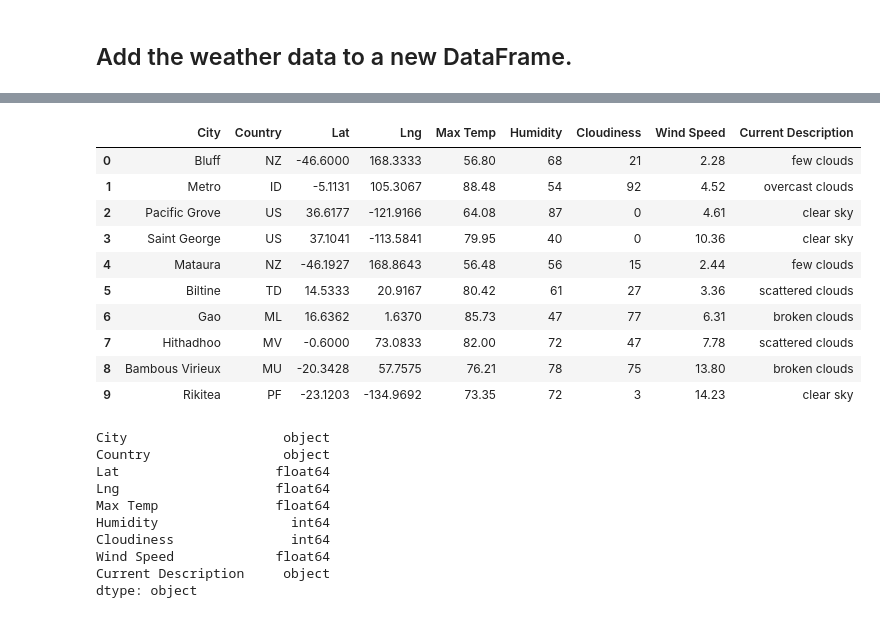
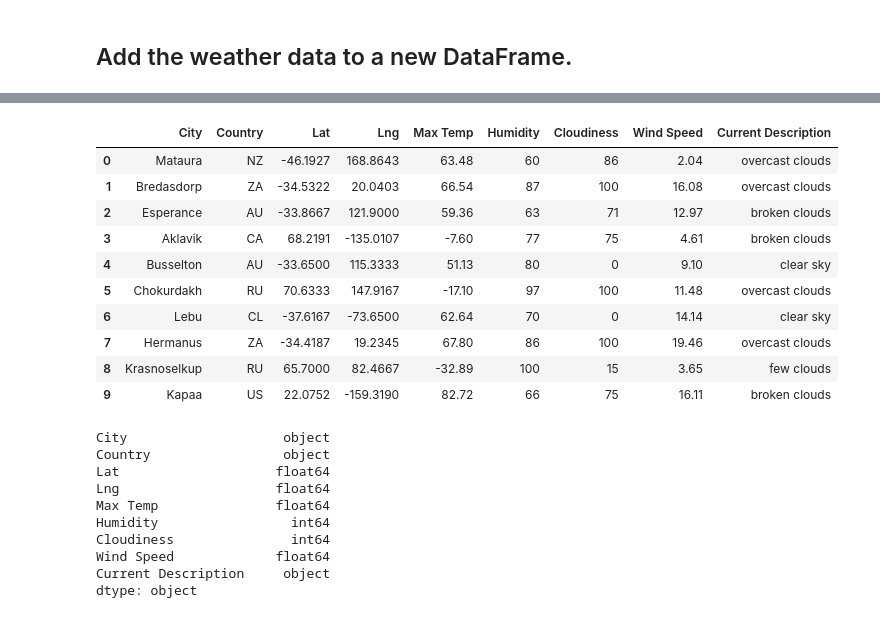
Before and after one commit to Bruppert333/World_Weather_Analysis, a Jupyter notebook: Weather_DataBase/Weather_Database.ipynb, the cells around one changed output, grey strips where cells are left out. Drawn from its saved outputs; the diff is of its cells as text; code cells hidden in the pictures.

```diff
--- a/Weather_DataBase/Weather_Database.ipynb
+++ b/Weather_DataBase/Weather_Database.ipynb
@@ -50,17 +54,17 @@ coordinates = # YOUR CODE HERE
 ## Use the `citipy` module to get the nearest city for each latitude and longitude combination.
 # %%
 # Create an empty list for holding the cities
-# YOUR CODE HERE
+cities = []
 
 # Use a for loop to identify nearest city for each latitude and longitude combination using the citipy module
 for coordinate in coordinates:
     # Use the citipy module to identify the nearest city to the current coordinate
-    city = # YOUR CODE HERE
+    city = citipy.nearest_city(coordinate[0], coordinate[1]).city_name
 
     # If the city is unique, then add it to a our cities list
     if city not in cities:
-        # YOUR CODE HERE
+        cities.append(city)
 
 # Print the city count to confirm sufficient count
-# YOUR CODE HERE
+len(cities)
 # %% [output]
@@ -81,7 +85,7 @@ from datetime import datetime
 from config import weather_api_key
 # %%
 # Assemble the OpenWeatherMap's API call
-url = # YOUR CODE HERE
+url = "http://api.openweathermap.org/data/2.5/weather?units=Imperial&APPID=" + weather_api_key
 # %% [markdown]
 ## Retrieve the following information from the API call.
 
@@ -125,10 +129,24 @@ for i, city in enumerate(cities):
     try:
         city_weather = requests.get(city_url).json()
         # Parse out the latitude, longitude, max temp, humidity, cloudiness, wind, country, and weather description
-        # YOUR CODE HERE
-
+        city_lat = city_weather["coord"]["lat"]
+        city_lng = city_weather["coord"]["lon"]
+        city_max_temp = city_weather["main"]["temp_max"]
+        city_humidity = city_weather["main"]["humidity"]
+        city_clouds = city_weather["clouds"]["all"]
+        city_wind = city_weather["wind"]["speed"]
+        city_country = city_weather["sys"]["country"]
+        city_description = city_weather["weather"][0]["description"]
         # Append the city information into the city_data list
-        # YOUR CODE HERE
+        city_data.append({"City": city.title(),
+                          "Lat": city_lat,
+                          "Lng": city_lng,
+                          "Max Temp": city_max_temp,
+                          "Humidity": city_humidity,
+                          "Cloudiness": city_clouds,
+                          "Wind Speed": city_wind,
+                          "Country": city_country,
+                          "Current Description": city_description})
 
     # If an error is experienced, skip the city
     except:
@@ -166,7 +184,7 @@ len(city_data)
 ## Add the weather data to a new DataFrame.
 # %%
 # Use the city_data list to create a new pandas DataFrame.
-city_data_df = # YOUR CODE HERE
+city_data_df = pd.DataFrame(city_data)
 # %%
 # Display sample data
 city_data_df.head(10)
@@ -192,24 +210,27 @@ Index(['City', 'Lat', 'Lng', 'Max Temp', 'Current Description', 'Humidity',
 # %%
 # Create a list to reorder the column names as follows:
 # "City", "Country", "Lat", "Lng", "Max Temp", "Humidity",  "Cloudiness", "Wind Speed",  "Current Description"
-# YOUR CODE HERE
+# new_column_order = ["City", "Country", "Lat", "Lng", "Max Temp", "Humidity", "Cloudiness", "Wind Speed", "Current Description"]
+new_column_order = ["City", "Country", "Lat", "Lng", "Max Temp", "Humidity", "Cloudiness", "Wind Speed", "Current Description"]
+
+
 
 # Recreate the DataFrame by using the new column order
-# YOUR CODE HERE
+city_data_df = city_data_df[new_column_order]
 
 # Display sample data
-# YOUR CODE HERE
+city_data_df.head(10)
 # %% [output]
 |  | City | Country | Lat | Lng | Max Temp | Humidity | Cloudiness | Wind Speed | Current Description |
-| 0 | Bluff | NZ | -46.6000 | 168.3333 | 56.80 | 68 | 21 | 2.28 | few clouds |
-| 1 | Metro | ID | -5.1131 | 105.3067 | 88.48 | 54 | 92 | 4.52 | overcast clouds |
-| 2 | Pacific Grove | US | 36.6177 | -121.9166 | 64.08 | 87 | 0 | 4.61 | clear sky |
-| 3 | Saint George | US | 37.1041 | -113.5841 | 79.95 | 40 | 0 | 10.36 | clear sky |
-| 4 | Mataura | NZ | -46.1927 | 168.8643 | 56.48 | 56 | 15 | 2.44 | few clouds |
-| 5 | Biltine | TD | 14.5333 | 20.9167 | 80.42 | 61 | 27 | 3.36 | scattered clouds |
-| 6 | Gao | ML | 16.6362 | 1.6370 | 85.73 | 47 | 77 | 6.31 | broken clouds |
-| 7 | Hithadhoo | MV | -0.6000 | 73.0833 | 82.00 | 72 | 47 | 7.78 | scattered clouds |
-| 8 | Bambous Virieux | MU | -20.3428 | 57.7575 | 76.21 | 78 | 75 | 13.80 | broken clouds |
-| 9 | Rikitea | PF | -23.1203 | -134.9692 | 73.35 | 72 | 3 | 14.23 | clear sky |
+| 0 | Mataura | NZ | -46.1927 | 168.8643 | 63.48 | 60 | 86 | 2.04 | overcast clouds |
+| 1 | Bredasdorp | ZA | -34.5322 | 20.0403 | 66.54 | 87 | 100 | 16.08 | overcast clouds |
+| 2 | Esperance | AU | -33.8667 | 121.9000 | 59.36 | 63 | 71 | 12.97 | broken clouds |
+| 3 | Aklavik | CA | 68.2191 | -135.0107 | -7.60 | 77 | 75 | 4.61 | broken clouds |
+| 4 | Busselton | AU | -33.6500 | 115.3333 | 51.13 | 80 | 0 | 9.10 | clear sky |
+| 5 | Chokurdakh | RU | 70.6333 | 147.9167 | -17.10 | 97 | 100 | 11.48 | overcast clouds |
+| 6 | Lebu | CL | -37.6167 | -73.6500 | 62.64 | 70 | 0 | 14.14 | clear sky |
+| 7 | Hermanus | ZA | -34.4187 | 19.2345 | 67.80 | 86 | 100 | 19.46 | overcast clouds |
+| 8 | Krasnoselkup | RU | 65.7000 | 82.4667 | -32.89 | 100 | 15 | 3.65 | few clouds |
+| 9 | Kapaa | US | 22.0752 | -159.3190 | 82.72 | 66 | 75 | 16.11 | broken clouds |
 # %%
 # Display the data types of each column by using the dtypes Pandas function
```
Also changed, not shown: parts of 10 cells of this notebook, 2 other files.
